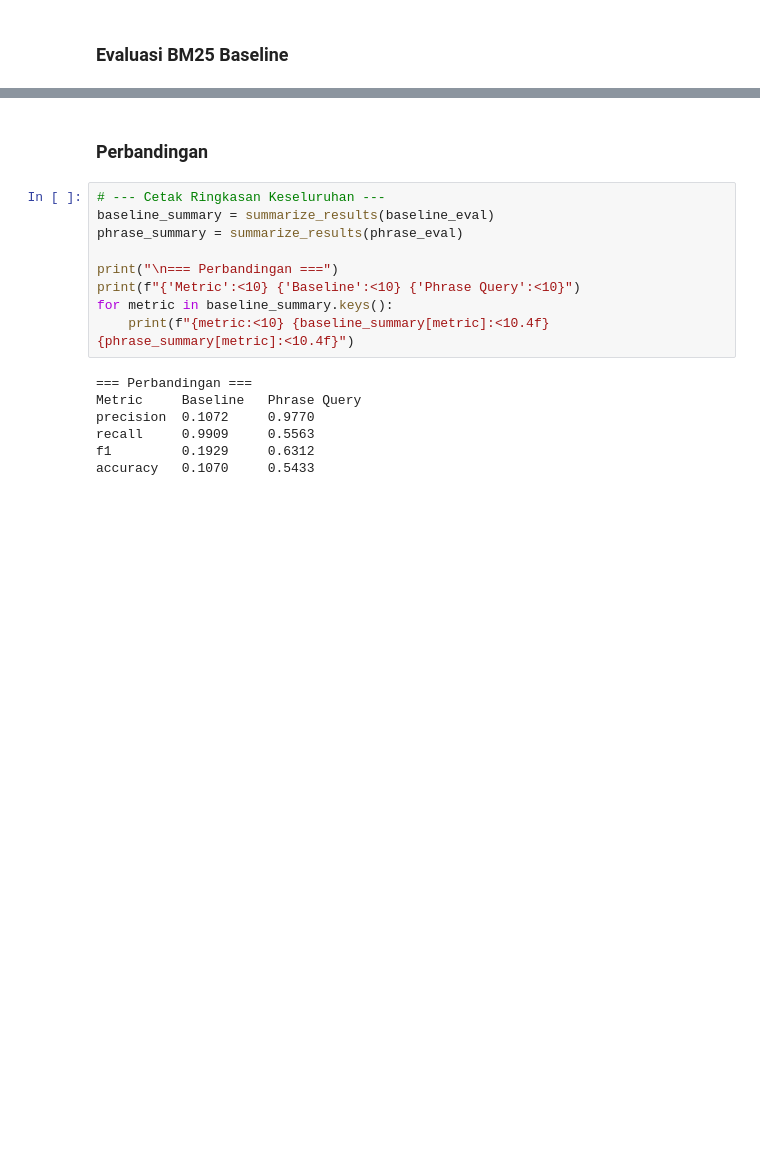
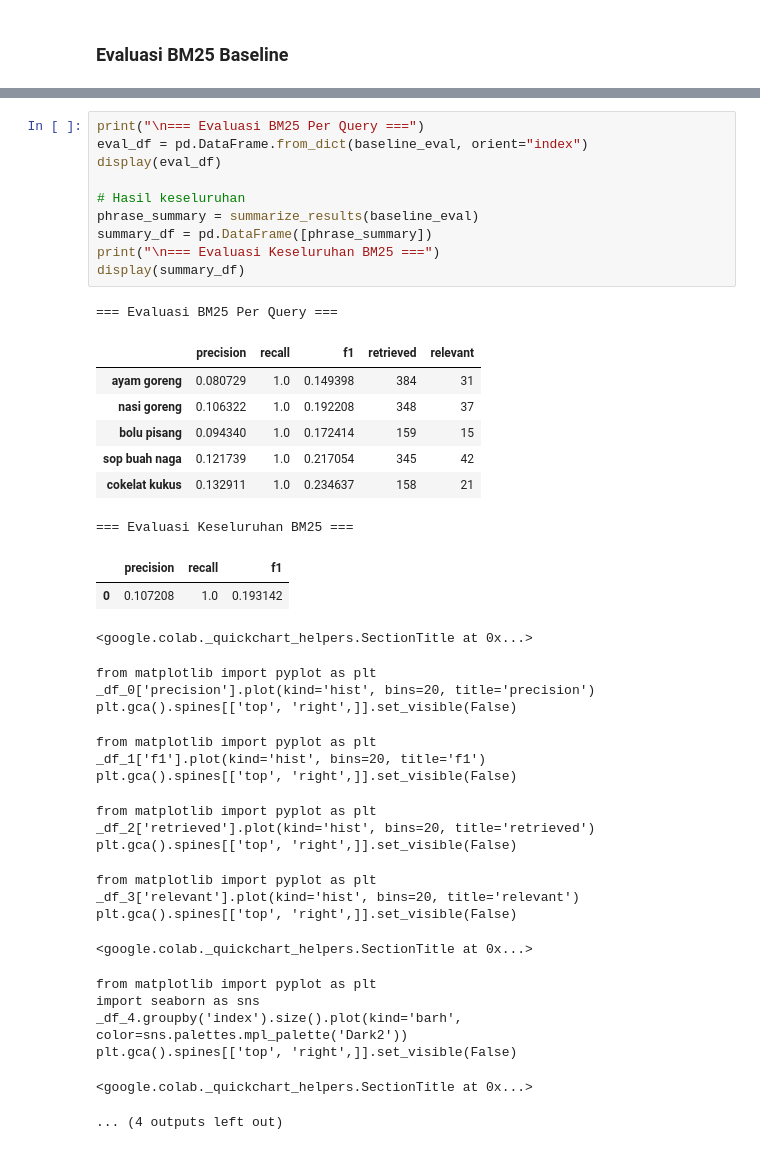
Before and after one commit to AtikaDwiAr/Cookpad-Information-Retrieval, a Jupyter notebook: Project_IR.ipynb, the cells around one changed output, grey strips where cells are left out. Cells and saved outputs as stored; diff of their text form; blank space fills up the shorter version.

Commit message:
Update using Colab

```diff
--- a/Project_IR.ipynb
+++ b/Project_IR.ipynb
@@ -552,18 +417,41 @@ Accuracy: 0.5433
-# %% [markdown]
-### Perbandingan
-# %%
-# --- Cetak Ringkasan Keseluruhan ---
-baseline_summary = summarize_results(baseline_eval)
-phrase_summary = summarize_results(phrase_eval)
-
-print("\n=== Perbandingan ===")
-print(f"{'Metric':<10} {'Baseline':<10} {'Phrase Query':<10}")
-for metric in baseline_summary.keys():
-    print(f"{metric:<10} {baseline_summary[metric]:<10.4f} {phrase_summary[metric]:<10.4f}")
-# %% [output]
-=== Perbandingan ===
-Metric     Baseline   Phrase Query
-precision  0.1072     0.9770
-recall     0.9909     0.5563
-f1         0.1929     0.6312
-accuracy   0.1070     0.5433
+# %%
+print("\n=== Evaluasi BM25 Per Query ===")
+eval_df = pd.DataFrame.from_dict(baseline_eval, orient="index")
+display(eval_df)
+
+# Hasil keseluruhan
+phrase_summary = summarize_results(baseline_eval)
+summary_df = pd.DataFrame([phrase_summary])
+print("\n=== Evaluasi Keseluruhan BM25 ===")
+display(summary_df)
+# %% [output]
+=== Evaluasi BM25 Per Query ===
+|  | precision | recall | f1 | retrieved | relevant |
+| ayam goreng | 0.080729 | 1.0 | 0.149398 | 384 | 31 |
+| nasi goreng | 0.106322 | 1.0 | 0.192208 | 348 | 37 |
+| bolu pisang | 0.094340 | 1.0 | 0.172414 | 159 | 15 |
+| sop buah naga | 0.121739 | 1.0 | 0.217054 | 345 | 42 |
+| cokelat kukus | 0.132911 | 1.0 | 0.234637 | 158 | 21 |
+=== Evaluasi Keseluruhan BM25 ===
+|  | precision | recall | f1 |
+| 0 | 0.107208 | 1.0 | 0.193142 |
+<google.colab._quickchart_helpers.SectionTitle at 0x...>
+from matplotlib import pyplot as plt
+_df_0['precision'].plot(kind='hist', bins=20, title='precision')
+plt.gca().spines[['top', 'right',]].set_visible(False)
+from matplotlib import pyplot as plt
+_df_1['f1'].plot(kind='hist', bins=20, title='f1')
+plt.gca().spines[['top', 'right',]].set_visible(False)
+from matplotlib import pyplot as plt
+_df_2['retrieved'].plot(kind='hist', bins=20, title='retrieved')
+plt.gca().spines[['top', 'right',]].set_visible(False)
+from matplotlib import pyplot as plt
+_df_3['relevant'].plot(kind='hist', bins=20, title='relevant')
+plt.gca().spines[['top', 'right',]].set_visible(False)
+<google.colab._quickchart_helpers.SectionTitle at 0x...>
+from matplotlib import pyplot as plt
+import seaborn as sns
+_df_4.groupby('index').size().plot(kind='barh', color=sns.palettes.mpl_palette('Dark2'))
+plt.gca().spines[['top', 'right',]].set_visible(False)
+<google.colab._quickchart_helpers.SectionTitle at 0x...>
+... (4 outputs left out)
```
Also changed, not shown: parts of 21 cells of this notebook.
